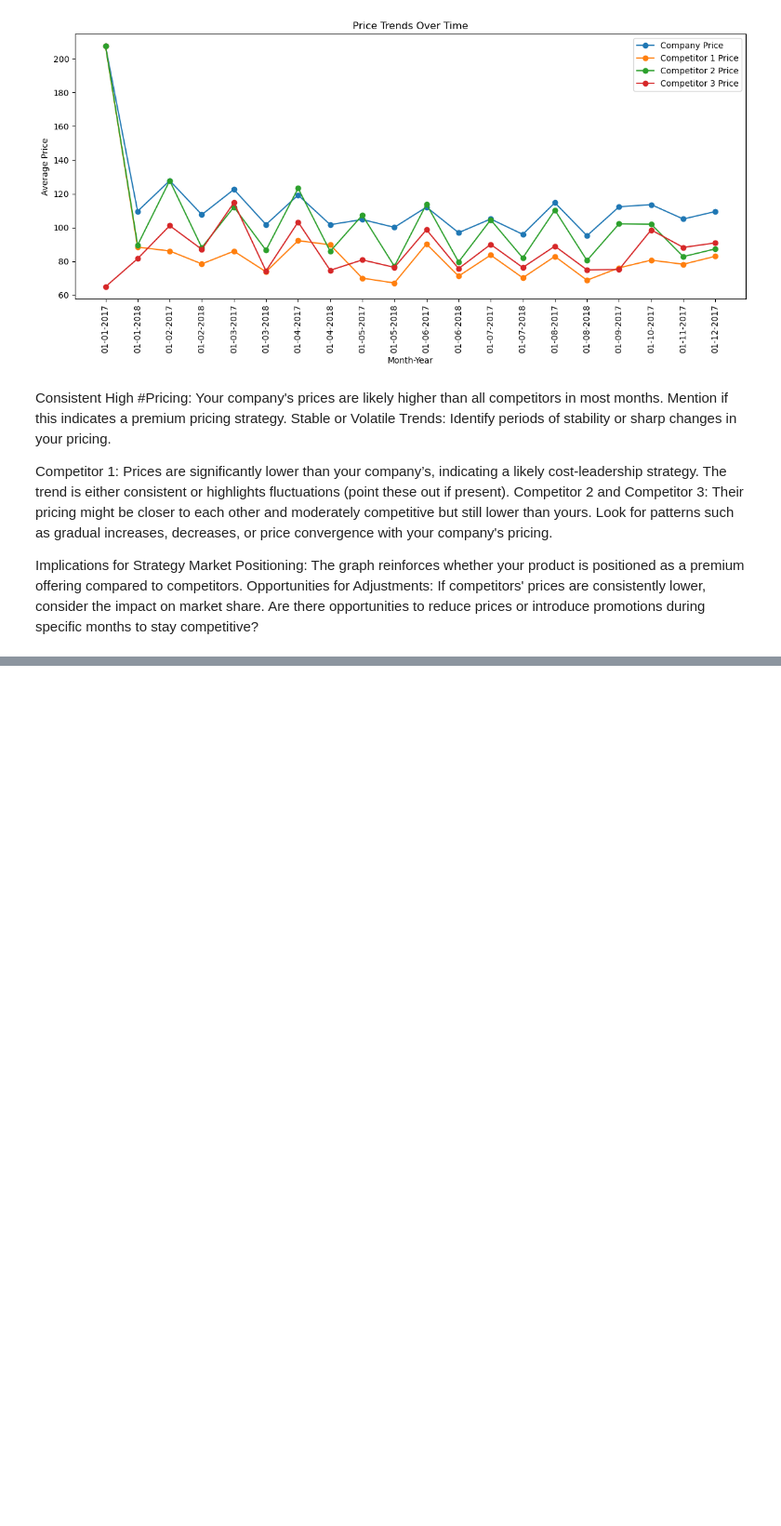
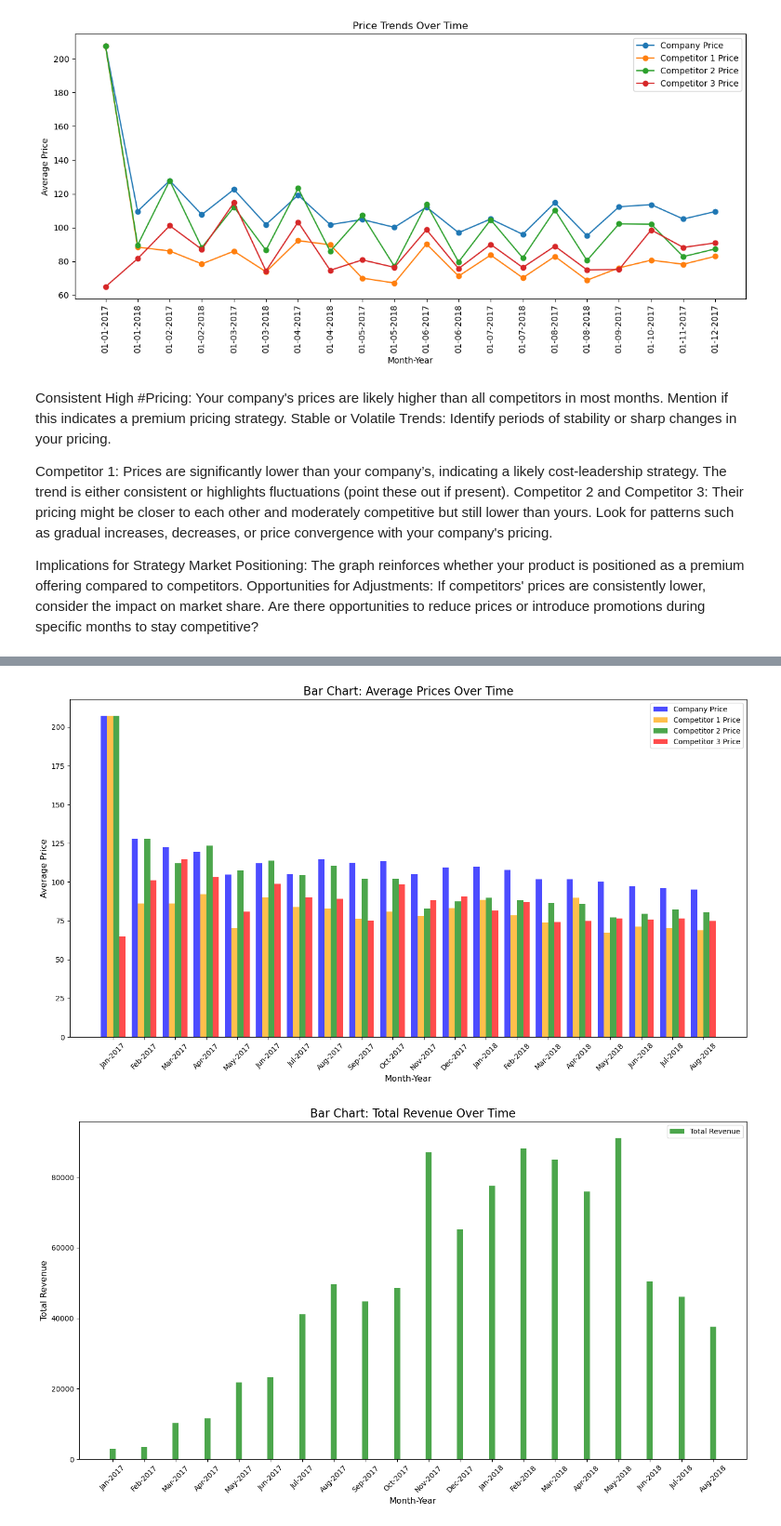
Before and after one commit to 143Gurpreet/pricing-analysis--1-, a Jupyter notebook: pricing analysis .ipynb, the cells around one changed output, grey strips where cells are left out. Shown at 93% size. Saved outputs shown, nothing was run; the diff lists cells and outputs as text; code cells hidden in the pictures; blank space fills up the shorter version.

```diff
--- a/pricing analysis .ipynb
+++ b/pricing analysis .ipynb
@@ -460,0 +519,53 @@ Are there opportunities to reduce prices or introduce promotions during specific
+# %%
+# Switch the time-series line plots to bar graphs
+
+# Define the width of the bars
+bar_width = 0.2
+
+# Define positions for the bars on the x-axis
+bar_positions = np.arange(len(time_series_data['month_year']))
+
+# Create the bar chart for average prices over time
+plt.figure(figsize=(14, 8))
+
+plt.bar(bar_positions, time_series_data['unit_price'], width=bar_width, label='Company Price', color='blue', alpha=0.7)
+plt.bar(bar_positions + bar_width, time_series_data['comp_1'], width=bar_width, label='Competitor 1 Price', color='orange', alpha=0.7)
+plt.bar(bar_positions + 2 * bar_width, time_series_data['comp_2'], width=bar_width, label='Competitor 2 Price', color='green', alpha=0.7)
+plt.bar(bar_positions + 3 * bar_width, time_series_data['comp_3'], width=bar_width, label='Competitor 3 Price', color='red', alpha=0.7)
+
+plt.title('Bar Chart: Average Prices Over Time', fontsize=16)
+plt.xlabel('Month-Year', fontsize=12)
+plt.ylabel('Average Price', fontsize=12)
+plt.xticks(bar_positions + 1.5 * bar_width, time_series_data['month_year'].dt.strftime('%b-%Y'), rotation=45, fontsize=10)
+plt.legend(fontsize=10)
+plt.tight_layout()
+plt.show()
+
+# Create the bar chart for total revenue over time
+plt.figure(figsize=(14, 8))
+
+plt.bar(bar_positions, time_series_data['total_price'], width=bar_width, label='Total Revenue', color='green', alpha=0.7)
+
+plt.title('Bar Chart: Total Revenue Over Time', fontsize=16)
+plt.xlabel('Month-Year', fontsize=12)
+plt.ylabel('Total Revenue', fontsize=12)
+plt.xticks(bar_positions, time_series_data['month_year'].dt.strftime('%b-%Y'), rotation=45, fontsize=10)
+plt.legend(fontsize=10)
+plt.tight_layout()
+plt.show()
+
+# Create the bar chart for quantity sold over time
+plt.figure(figsize=(14, 8))
+
+plt.bar(bar_positions, time_series_data['qty'], width=bar_width, label='Quantity Sold', color='orange', alpha=0.7)
+
+plt.title('Bar Chart: Quantity Sold Over Time', fontsize=16)
+plt.xlabel('Month-Year', fontsize=12)
+plt.ylabel('Quantity Sold', fontsize=12)
+plt.xticks(bar_positions, time_series_data['month_year'].dt.strftime('%b-%Y'), rotation=45, fontsize=10)
+plt.legend(fontsize=10)
+plt.tight_layout()
+plt.show()
+# %% [output]
+[figure, added]
+[figure, added]
```
Also changed, not shown: parts of 5 cells of this notebook, 2 other files.
